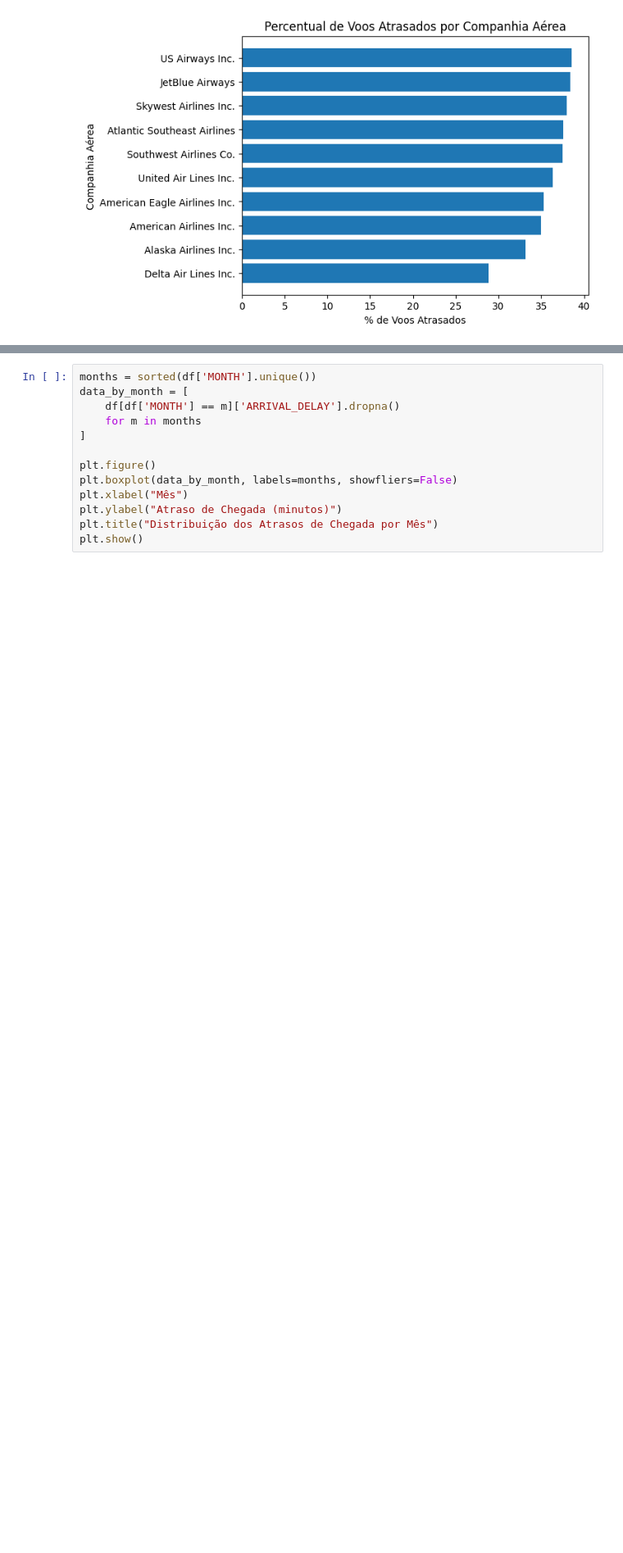
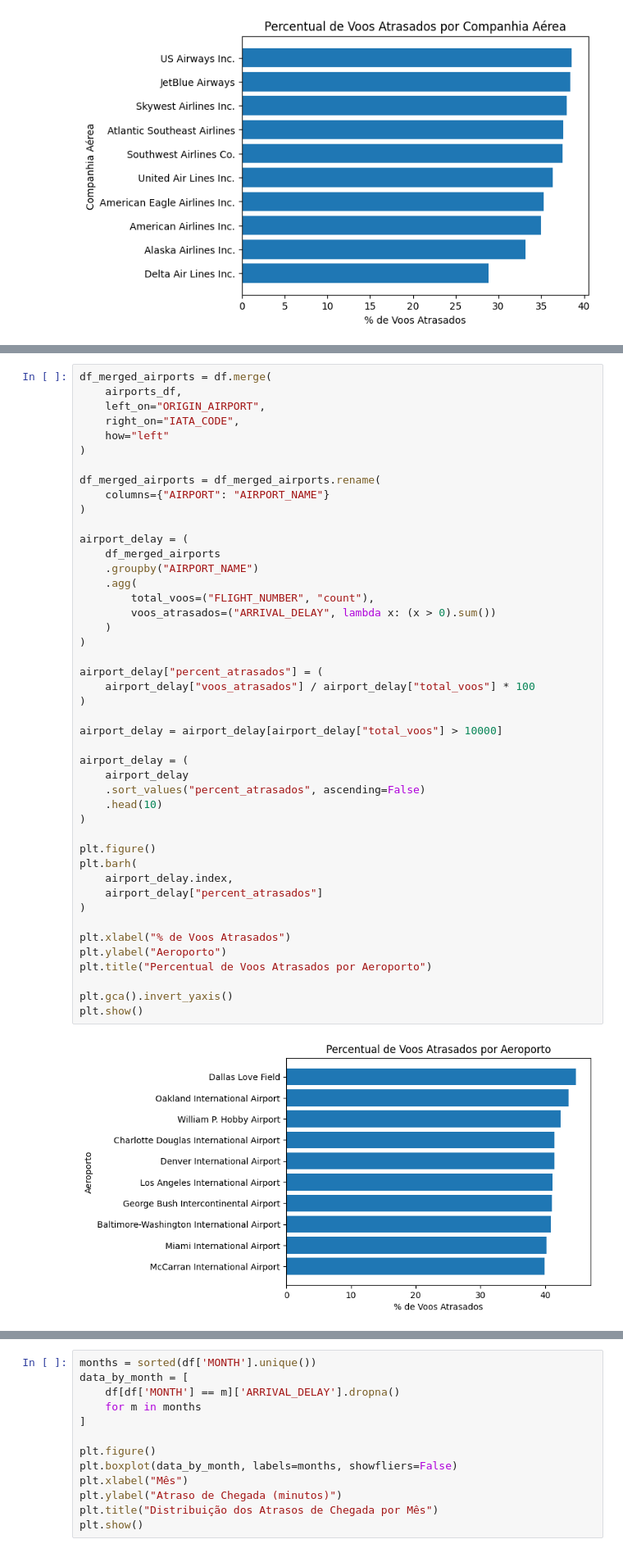
Before and after one commit to anacarolineas/tech-challenge-flights, a Jupyter notebook: analise_atrasos_voos.ipynb, the cells around one changed output, grey strips where cells are left out. Shown at 82% size. Cells and saved outputs as stored; diff of their text form; blank space fills up the shorter version.

```diff
--- a/analise_atrasos_voos.ipynb
+++ b/analise_atrasos_voos.ipynb
@@ -250,2 +256,49 @@ plt.show()
+# %%
+df_merged_airports = df.merge(
+    airports_df,
+    left_on="ORIGIN_AIRPORT",
+    right_on="IATA_CODE",
+    how="left"
+)
+
+df_merged_airports = df_merged_airports.rename(
+    columns={"AIRPORT": "AIRPORT_NAME"}
+)
+
+airport_delay = (
+    df_merged_airports
+    .groupby("AIRPORT_NAME")
+    .agg(
+        total_voos=("FLIGHT_NUMBER", "count"),
+        voos_atrasados=("ARRIVAL_DELAY", lambda x: (x > 0).sum())
+    )
+)
+
+airport_delay["percent_atrasados"] = (
+    airport_delay["voos_atrasados"] / airport_delay["total_voos"] * 100
+)
+
+airport_delay = airport_delay[airport_delay["total_voos"] > 10000]
+
+airport_delay = (
+    airport_delay
+    .sort_values("percent_atrasados", ascending=False)
+    .head(10)
+)
+
+plt.figure()
+plt.barh(
+    airport_delay.index,
+    airport_delay["percent_atrasados"]
+)
+
+plt.xlabel("% de Voos Atrasados")
+plt.ylabel("Aeroporto")
+plt.title("Percentual de Voos Atrasados por Aeroporto")
+
+plt.gca().invert_yaxis()
+plt.show()
+# %% [output]
+[figure, added]
 # %% [markdown]
 #### Percentual de atrasos durante o ano
```
Also changed, not shown: parts of 33 cells of this notebook.
